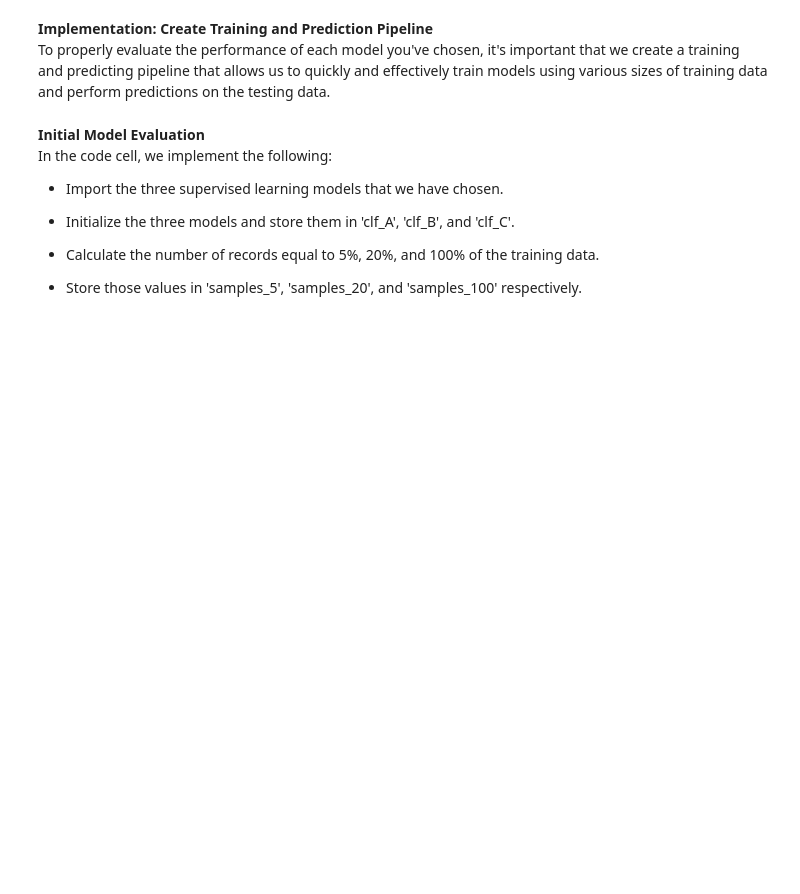
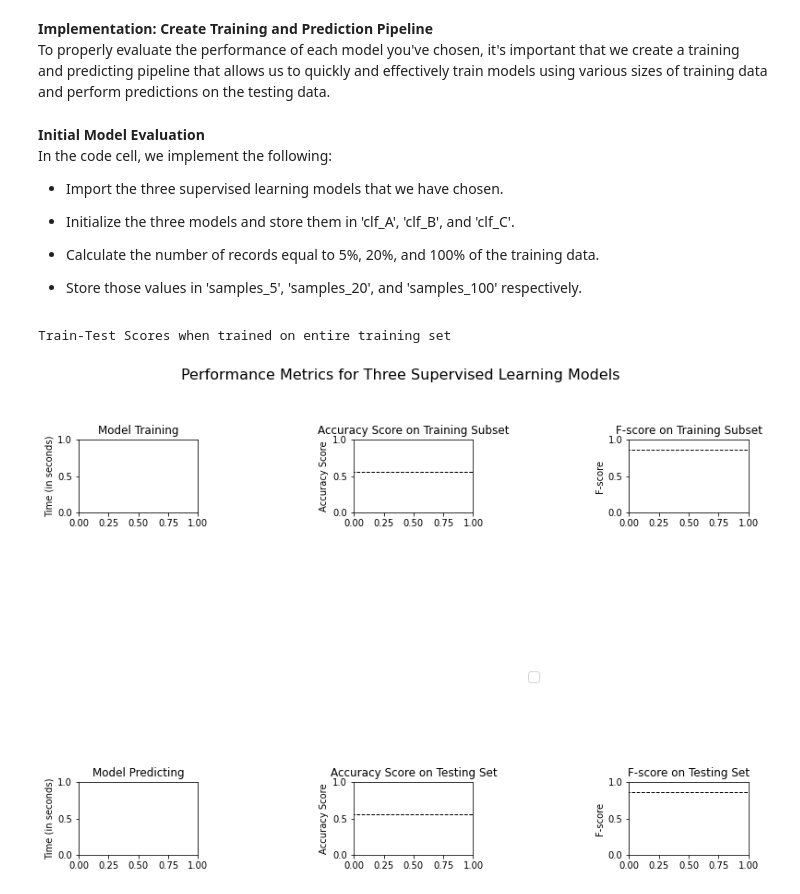
Before and after one commit to JatinAllamsetty27/Fake-Bank-Currency-Detection, a Jupyter notebook: ML_PROJECT_2.ipynb, the cells around one changed output. Cells and saved outputs as stored; diff of their text form; code cells hidden in the pictures; blank space fills up the shorter version.

```diff
--- a/ML_PROJECT_2.ipynb
+++ b/ML_PROJECT_2.ipynb
@@ -302,3 +302,39 @@ In the code cell, we implement the following:
 
 *   Calculate the number of records equal to 5%, 20%, and 100% of the training data.
 *   Store those values in 'samples_5', 'samples_20', and 'samples_100' respectively.
+# %%
+from sklearn.ensemble import GradientBoostingClassifier
+from sklearn.neighbors import KNeighborsClassifier
+from sklearn.svm import SVC
+from math import ceil
+from time import time
+
+# Initialize the three models
+clf_A = KNeighborsClassifier(n_neighbors = 5)
+clf_B = SVC(random_state = 5)
+clf_C = GradientBoostingClassifier(random_state = 5)
+
+# Calculate the number of samples for 1%, 10%, and 100% of the training data
+samples_5 = int(X_train.shape[0] * 0.05)
+samples_20 = int(X_train.shape[0] * 0.2)
+samples_100 = X_train.shape[0]
+
+# Collect results on the learners
+results = {}
+for clf in [clf_A, clf_B, clf_C]:
+    clf_name = clf.__class__.__name__
+
+
+print ("\nTrain-Test Scores when trained on entire training set")
+for key, value in results.items():
+    print ("For {} Classifier, scores on training and test set are:".format(key))
+    print ("Accuracy on Train set: {}".format(value[2]['acc_train']))
+    print ("Accuracy on Test set: {}".format(value[2]['acc_test']))
+    print ("F-score on Train set: {}".format(value[2]['f_train']))
+    print ("F-score on Test set: {}".format(value[2]['f_test']))
+    print ("Confusion Matrix for test set:\n {}".format(value[2]['conf_mat']))
+# Run metrics visualization for the three supervised learning models chosen
+pic.evaluate(results, accuracy, fscore)
+# %% [output]
+Train-Test Scores when trained on entire training set
+[figure, added]
```
Also changed, not shown: parts of 8 cells of this notebook.
